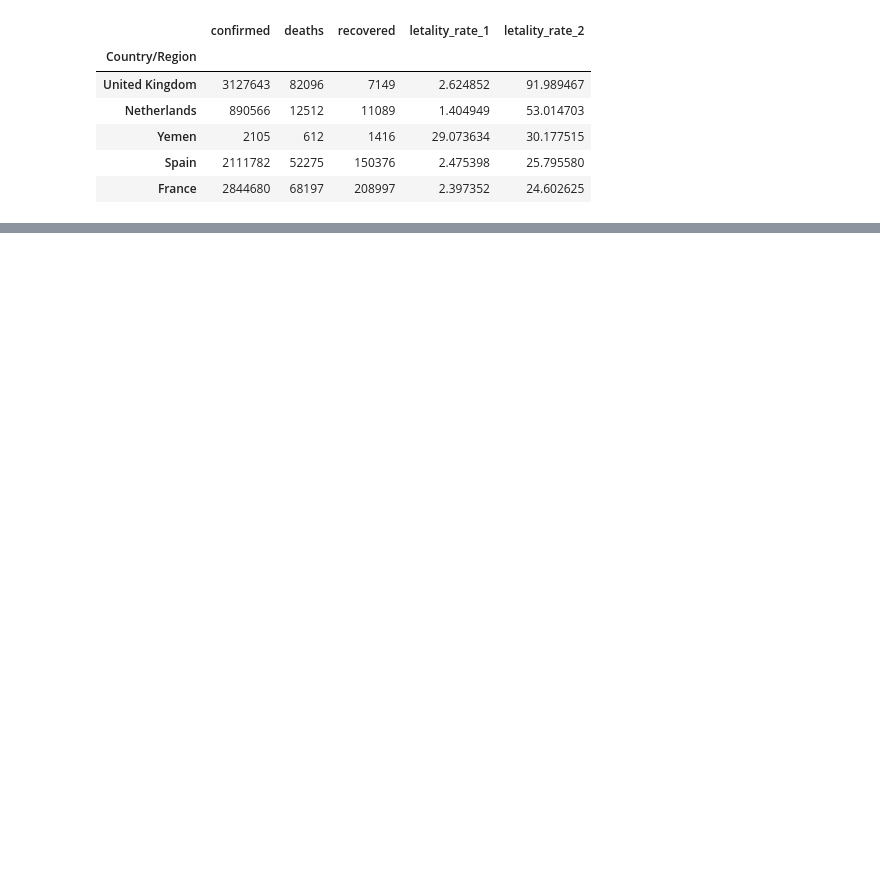
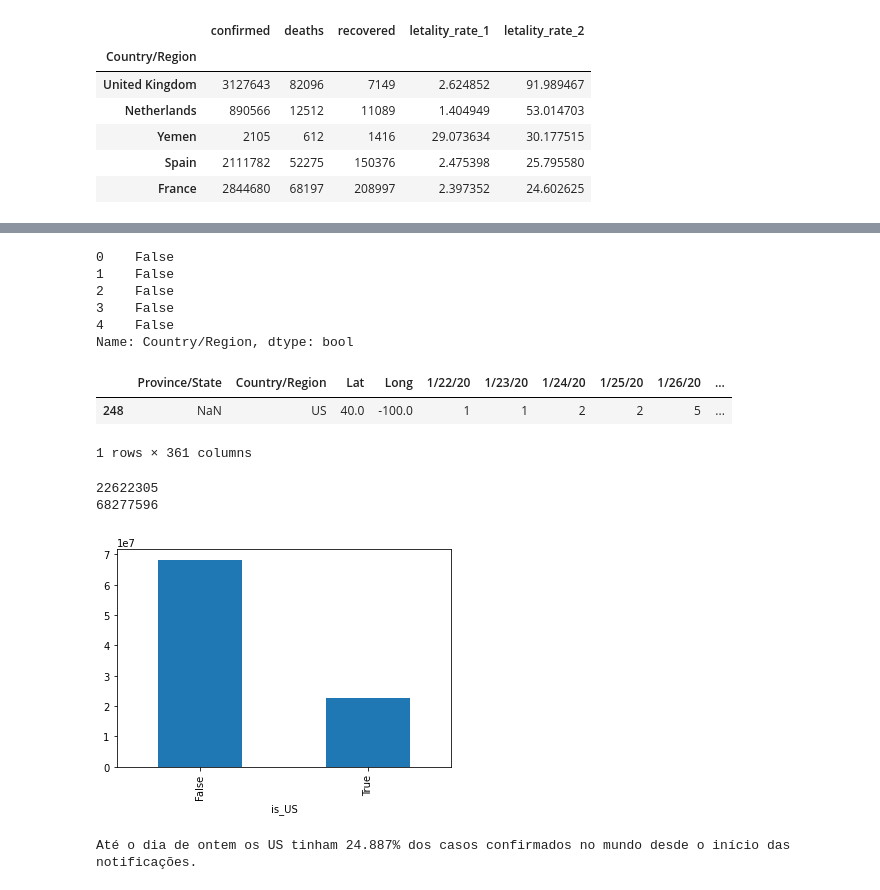
Before and after one commit to Daniel-ASG/Course_Classes, a Jupyter notebook: Data_Science_análises_para_saúde_e_medicina.ipynb, the cells around one changed output, grey strips where cells are left out. Saved outputs shown, nothing was run; the diff lists cells and outputs as text; code cells hidden in the pictures; blank space fills up the shorter version.

```diff
--- a/Data_Science_análises_para_saúde_e_medicina.ipynb
+++ b/Data_Science_análises_para_saúde_e_medicina.ipynb
@@ -511,0 +516,34 @@ combined.sort_values('letality_rate_2', ascending=False).query('recovered > 40')
+# %%
+is_US = confirmed['Country/Region'] == 'US'
+is_US.head()
+# %% [output]
+0    False
+1    False
+2    False
+3    False
+4    False
+Name: Country/Region, dtype: bool
+# %%
+confirmed['is_US'] = is_US
+confirmed.query('is_US')
+# %% [output]
+|  | Province/State | Country/Region | Lat | Long | 1/22/20 | 1/23/20 | 1/24/20 | 1/25/20 | 1/26/20 | ... |
+| 248 | NaN | US | 40.0 | -100.0 | 1 | 1 | 2 | 2 | 5 | ... |
+1 rows × 361 columns
+# %%
+confirmados_US = confirmed.query('is_US == True')[last_date].sum()
+confirmados_resto_do_mundo = confirmed.query('is_US == False')[last_date].sum()
+
+print(confirmados_US)
+print(confirmados_resto_do_mundo)
+# %% [output]
+22622305
+68277596
+# %%
+confirmed.groupby('is_US').sum()[last_date].plot(kind='bar');
+# %% [output]
+[figure, added]
+# %%
+print(f'Até o dia de ontem os US tinham {confirmados_US/(confirmados_US + confirmados_resto_do_mundo)*100:.3f}% dos casos confirmados no mundo desde o início das notificações.')
+# %% [output]
+Até o dia de ontem os US tinham 24.887% dos casos confirmados no mundo desde o início das notificações.
```
Also changed, not shown: parts of 19 cells of this notebook.
